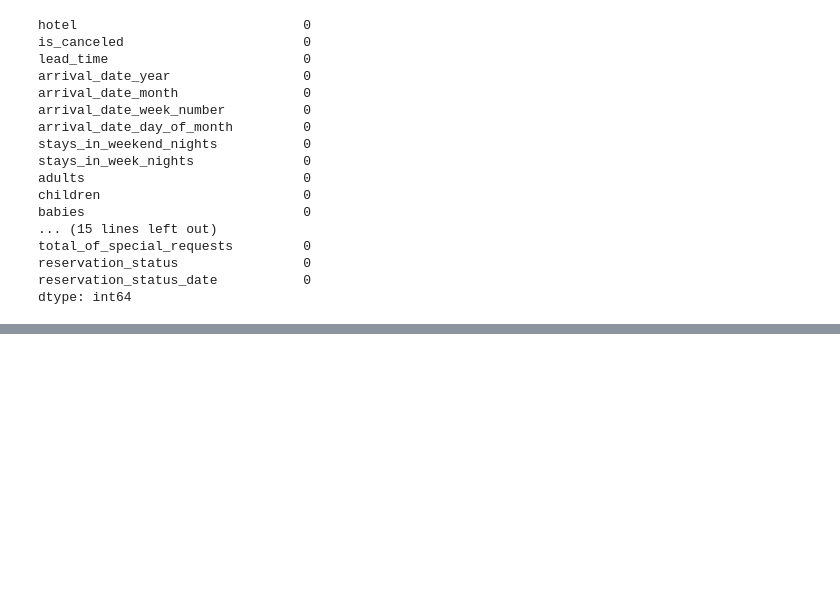
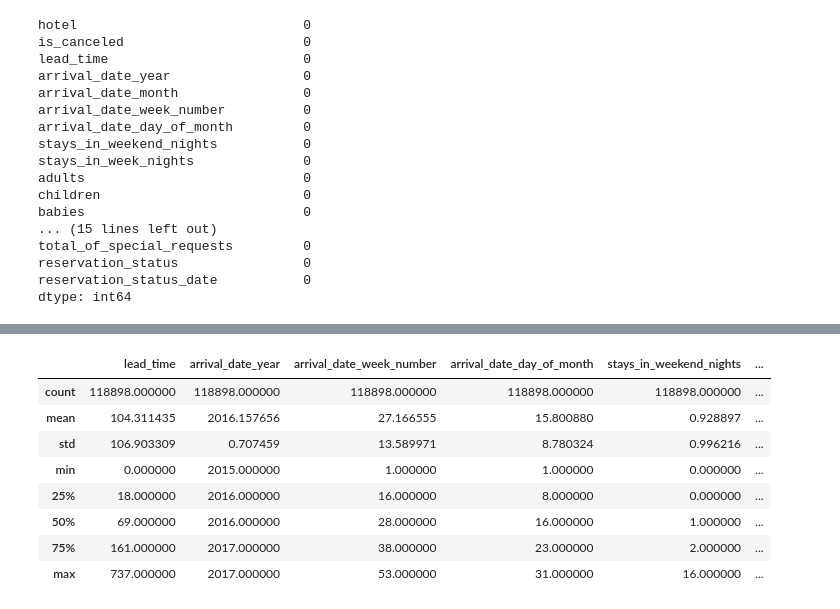
Before and after one commit to SUDHANSHU4497/hotel-booking-analysis, a Jupyter notebook: Hotel_Booking_Analysis.ipynb, the cells around one changed output, grey strips where cells are left out. Saved outputs shown, nothing was run; the diff lists cells and outputs as text; code cells hidden in the pictures; blank space fills up the shorter version.

```diff
--- a/Hotel_Booking_Analysis.ipynb
+++ b/Hotel_Booking_Analysis.ipynb
@@ -218,0 +238,12 @@ categorical_cols
+# %%
+hba_df.describe()
+# %% [output]
+|  | lead_time | arrival_date_year | arrival_date_week_number | arrival_date_day_of_month | stays_in_weekend_nights | ... |
+| count | 118898.000000 | 118898.000000 | 118898.000000 | 118898.000000 | 118898.000000 | ... |
+| mean | 104.311435 | 2016.157656 | 27.166555 | 15.800880 | 0.928897 | ... |
+| std | 106.903309 | 0.707459 | 13.589971 | 8.780324 | 0.996216 | ... |
+| min | 0.000000 | 2015.000000 | 1.000000 | 1.000000 | 0.000000 | ... |
+| 25% | 18.000000 | 2016.000000 | 16.000000 | 8.000000 | 0.000000 | ... |
+| 50% | 69.000000 | 2016.000000 | 28.000000 | 16.000000 | 1.000000 | ... |
+| 75% | 161.000000 | 2017.000000 | 38.000000 | 23.000000 | 2.000000 | ... |
+| max | 737.000000 | 2017.000000 | 53.000000 | 31.000000 | 16.000000 | ... |
```
Also changed, not shown: parts of 12 cells of this notebook.
